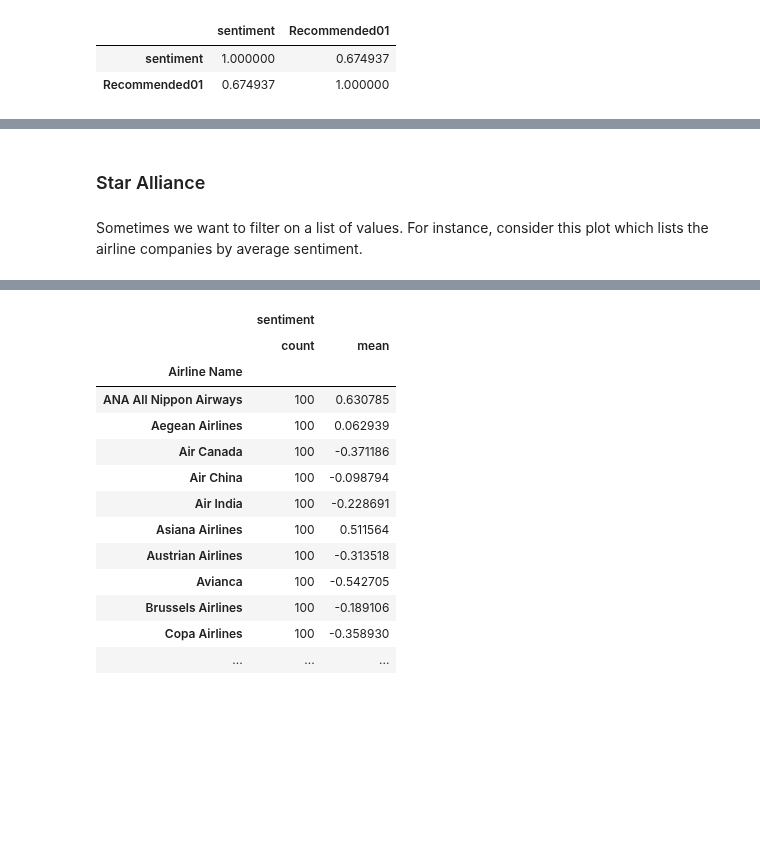
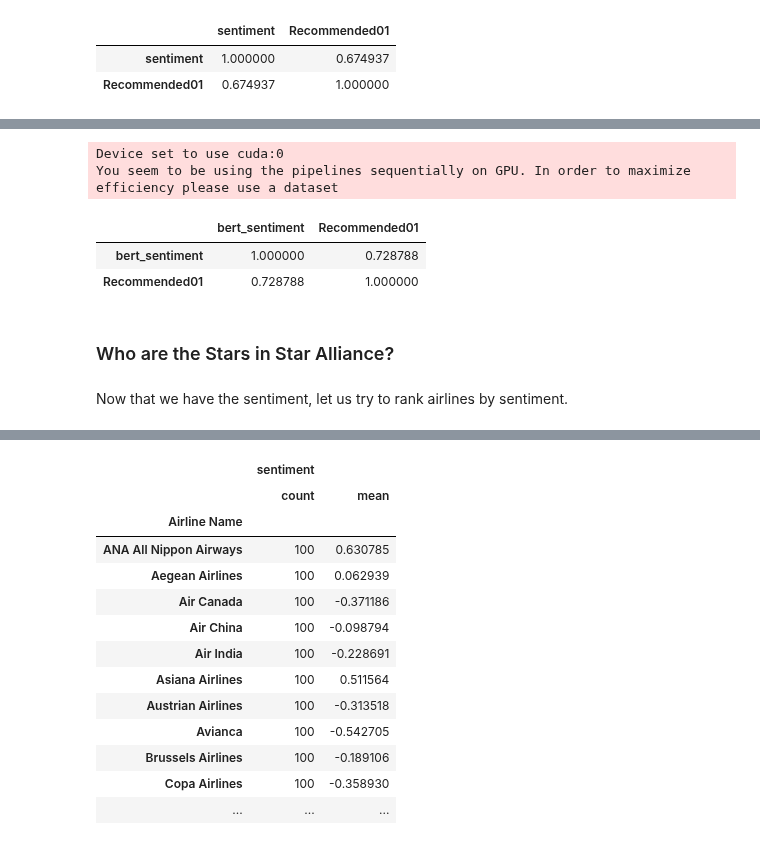
Before and after one commit to ciri/iese-dsfb, a Jupyter notebook: notebooks/400-Airline-Text-Analytics.ipynb, the cells around one changed output, grey strips where cells are left out. Drawn from its saved outputs; the diff is of its cells as text; code cells hidden in the pictures; blank space fills up the shorter version.

Commit message:
added BERT

```diff
--- a/notebooks/400-Airline-Text-Analytics.ipynb
+++ b/notebooks/400-Airline-Text-Analytics.ipynb
@@ -350,7 +344,35 @@ sentiment      2.6772      0.034     78.770      0.000       2.611       2.744
+# %%
+#! pip install transformers
+from transformers import pipeline
+
+# Lightweight BERT-based sentiment analyzer
+sentiment_model = pipeline(
+    "sentiment-analysis",
+    model="distilbert-base-uncased-finetuned-sst-2-english",
+    tokenizer="distilbert-base-uncased-finetuned-sst-2-english",
+    truncation=True,
+    max_length=512
+)
+def scored_sentiment(text):
+    result = sentiment_model(text)[0]
+    return result['score'] if result['label'] == 'POSITIVE' else -result['score']
+
+# Apply to reviews (limit size if needed)
+sample['bert_sentiment'] = sample['Review'].apply(scored_sentiment)
+# %% [output]
+Device set to use cuda:0
+You seem to be using the pipelines sequentially on GPU. In order to maximize efficiency please use a dataset
+# %%
+sample["Recommended01"] = (sample.Recommended == 'yes').astype(int)
+sample[['bert_sentiment','Recommended01']].corr()
+# %% [output]
+|  | bert_sentiment | Recommended01 |
+| bert_sentiment | 1.000000 | 0.728788 |
+| Recommended01 | 0.728788 | 1.000000 |
 # %% [markdown]
-### Star Alliance
+### Who are the Stars in Star Alliance?
-# %% [markdown]
-Sometimes we want to filter on a list of values. For instance, consider this plot which lists the airline companies by average sentiment.
+# %% [markdown]
+Now that we have the sentiment, let us try to rank airlines by sentiment.
 # %%
 df.groupby('Airline Name')['sentiment'].mean().sort_values(ascending=True).plot.barh(color='orange');
 # %% [output]
```
Also changed, not shown: parts of 22 cells of this notebook.
